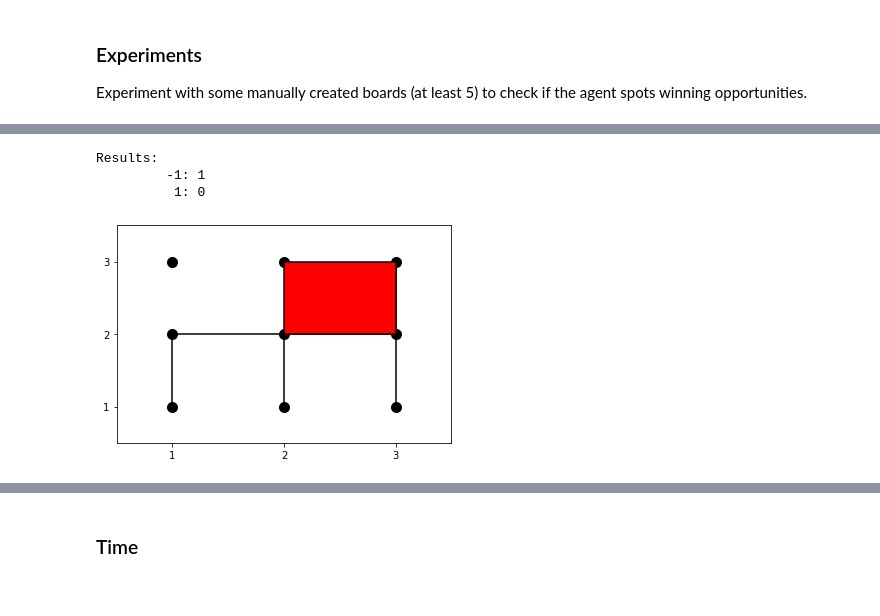
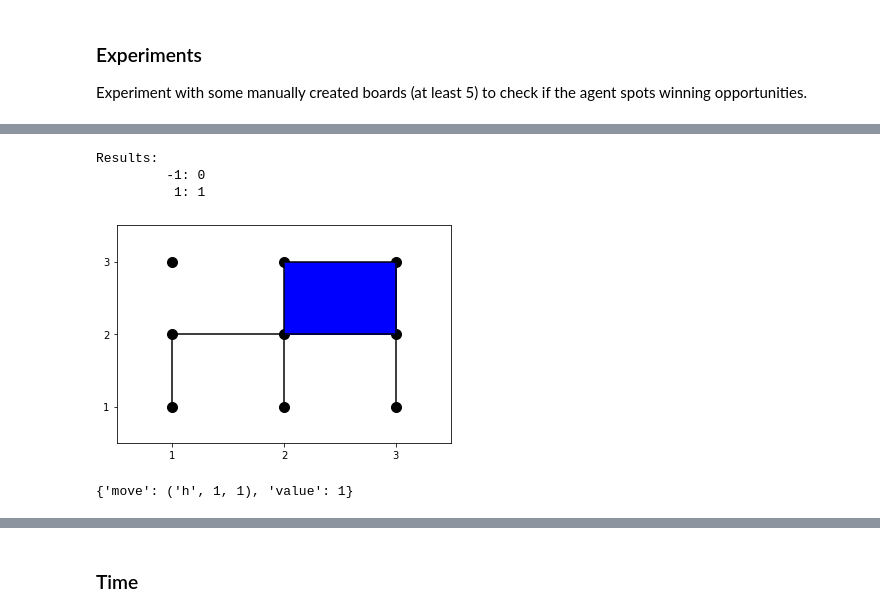
Before and after one commit to diogo-fae/dots-and-boxes, a Jupyter notebook: assignment_dots_and_boxes.ipynb, the cells around one changed output, grey strips where cells are left out. Drawn from its saved outputs; the diff is of its cells as text; code cells hidden in the pictures.

```diff
--- a/assignment_dots_and_boxes.ipynb
+++ b/assignment_dots_and_boxes.ipynb
@@ -582,7 +572,7 @@ __Notes:__
 # %%
 import math
 
-DEBUG = 0
+DEBUG = -1
 COUNT = 0
 
 def alpha_beta_search(state, player=1):
@@ -591,7 +581,7 @@ def alpha_beta_search(state, player=1):
 
     val, move = max_value_ab(state, player, -math.inf, math.inf)
 
-    if DEBUG >= 1: print(f"Number of nodes searched: {COUNT}")
+    if DEBUG >= 0: print(f"Number of nodes searched: {COUNT}")
 
     return {'move': move, 'value': val}
 
@@ -601,8 +591,14 @@ def max_value_ab(state, player, alpha, beta):
 
     # return utility of state if it is a terminal state
     v = utility(state, player)
+
+    if DEBUG >= 2: print(f"max: {state} [alpha,beta]=[{alpha},{beta}] v={v}")
+
     if DEBUG >= 2: print("max in: " + str(state) + str([v]) )
-    if v is not None: return v, None
+    if v is not None:
+        if DEBUG >= 3: print(f"     found terminal state. backtracking.")
+        if DEBUG >= 0: print('Value: ', v)
+        return v, None
 
     v, move = -math.inf, None
 
@@ -610,13 +606,16 @@ def max_value_ab(state, player, alpha, beta):
     for a in actions(state):
         # print_board(state)
         v2, a2 = min_value_ab(result(state, a, player), player, alpha, beta)
+
+        if DEBUG >= 2: print(f"max: {state} (backtracked) [alpha,beta]=[{alpha},{beta}] v={v2}")
+
         if v2 > v:
             v, move = v2, a
             alpha = max(alpha, v)
         if v >= beta:
+            if DEBUG >= 2: print(f"     v>=beta ({v}>={beta}): pruning remaining subtree (actions). backtracking.")
             return v, move
 
-    if DEBUG >= 2: print("max out: " + str(state) + str([v, move]) )
     return v, move
 
 def min_value_ab(state, player, alpha, beta):
@@ -626,22 +625,30 @@ def min_value_ab(state, player, alpha, beta):
 
     # return utility of state if it is a terminal state
     v = utility(state, player)
-    if DEBUG >= 2: print("min in: " + str(state) + str([v]) )
-    if v is not None: return v, None
+
+    if DEBUG >= 2: print(f"min: {state} [alpha,beta]=[{alpha},{beta}] v={v}")
+
+    if v is not None:
+        if DEBUG >= 3: print(f"     found terminal state. backtacking.")
+        if DEBUG >= 0: print('Value: ', v)
+        return v, None
 
     v, move = +math.inf, None
 
     # check all possible actions in the state, return move with the smallest value
     for a in actions(state):
         v2, a2 = max_value_ab(result(state, a, -player), player, alpha, beta)
+
+        if DEBUG >= 2: print(f"min: {state} (backtracked) [alpha,beta]=[{alpha},{beta}] v={v2}")
+
         if v2 < v:
             v, move = v2, a
             beta = min(beta, v)
 
         if v <= alpha:
+            if DEBUG >= 2: print(f"     v<=alpha ({v}<={alpha}): pruning remaining subtree (actions). backtracking.")
             return v, move
 
-    if DEBUG >= 2: print("min out: " + str(state) + str([v, move]))
     return v, move
 # %% [markdown]
 ### Experiments
@@ -673,18 +693,21 @@ Wall time: 2 ms
 # %%
 test2 = empty_small()
-draw_line(test2, 'h', 3, 2, -1)
+draw_line(test2, 'h', 3, 2, 1)
 draw_line(test2, 'h', 2, 1, 1)
-draw_line(test2, 'h', 2, 2, -1)
+draw_line(test2, 'h', 2, 2, 1)
 draw_line(test2, 'v', 3, 2, 1)
-draw_line(test2, 'v', 3, 3, -1)
+draw_line(test2, 'v', 3, 3, 1)
 draw_line(test2, 'v', 2, 1, 1)
-draw_line(test2, 'v', 2, 2, -1)
-draw_line(test2, 'v', 2, 3, -1)
+draw_line(test2, 'v', 2, 2, 1)
+draw_line(test2, 'v', 2, 3, 1)
+# Possible win for 1 (blue) in this situation
 # Best moves: (h, 1, 1), (h, 1, 2)
 # Bad moves: (v, 3, 1), (h, 3, 1)
 print_board(test2)
+%time display(alpha_beta_search(test2))
 # %% [output]
 Results:
-         -1: 1
-          1: 0
+         -1: 0
+          1: 1
-[figure, old version]
+[figure, new version]
+{'move': ('h', 1, 1), 'value': 1}
```
Also changed, not shown: parts of 34 cells of this notebook, 1 other file.
